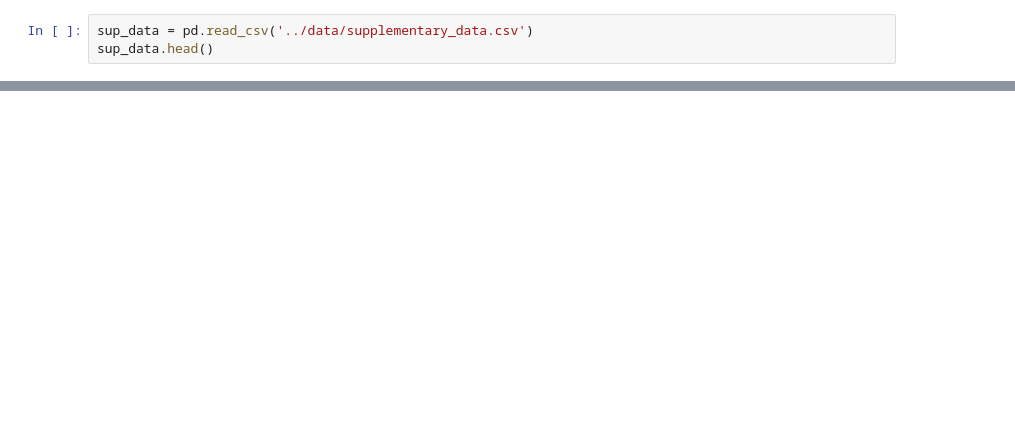
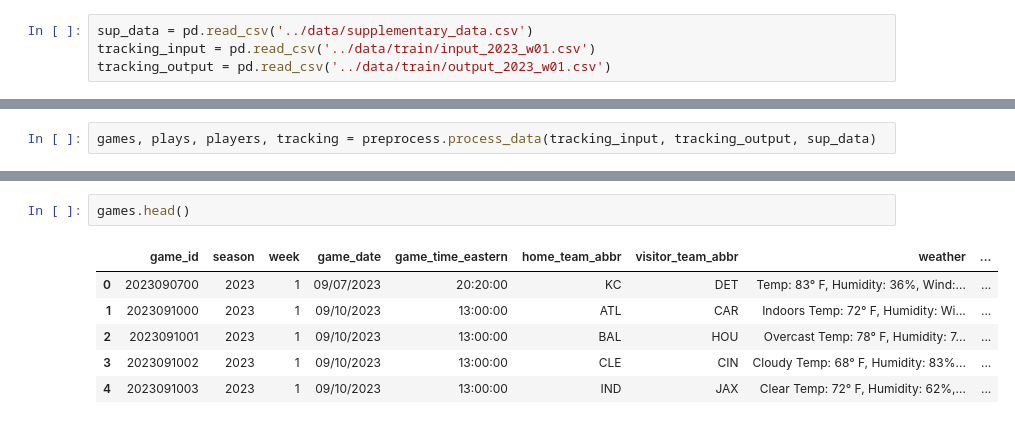
Before and after one commit to lneuendorf/nlf-big-data-bowl-2026, a Jupyter notebook: notebooks/eda.ipynb, the cells around one changed output, grey strips where cells are left out. Cells and saved outputs as stored; diff of their text form; blank space fills up the shorter version.

Commit message:
enhancements to the tracking data ploting

```diff
--- a/notebooks/eda.ipynb
+++ b/notebooks/eda.ipynb
@@ -5,4 +11,5 @@ pd.set_option('display.max_columns', None)
 pd.set_option('display.max_rows', None)
 # %%
 sup_data = pd.read_csv('../data/supplementary_data.csv')
-sup_data.head()
+tracking_input = pd.read_csv('../data/train/input_2023_w01.csv')
+tracking_output = pd.read_csv('../data/train/output_2023_w01.csv')
@@ -35,0 +16,2 @@ output_data.head()
+# %%
+games, plays, players, tracking = preprocess.process_data(tracking_input, tracking_output, sup_data)
@@ -35,0 +31,9 @@ output_data.head()
+# %%
+games.head()
+# %% [output]
+|  | game_id | season | week | game_date | game_time_eastern | home_team_abbr | visitor_team_abbr | weather | ... |
+| 0 | 2023090700 | 2023 | 1 | 09/07/2023 | 20:20:00 | KC | DET | Temp: 83° F, Humidity: 36%, Wind:... | ... |
+| 1 | 2023091000 | 2023 | 1 | 09/10/2023 | 13:00:00 | ATL | CAR | Indoors Temp: 72° F, Humidity: Wi... | ... |
+| 2 | 2023091001 | 2023 | 1 | 09/10/2023 | 13:00:00 | BAL | HOU | Overcast Temp: 78° F, Humidity: 7... | ... |
+| 3 | 2023091002 | 2023 | 1 | 09/10/2023 | 13:00:00 | CLE | CIN | Cloudy Temp: 68° F, Humidity: 83%... | ... |
+| 4 | 2023091003 | 2023 | 1 | 09/10/2023 | 13:00:00 | IND | JAX | Clear Temp: 72° F, Humidity: 62%,... | ... |
```
Also changed, not shown: parts of 10 cells of this notebook, 1 other file.
